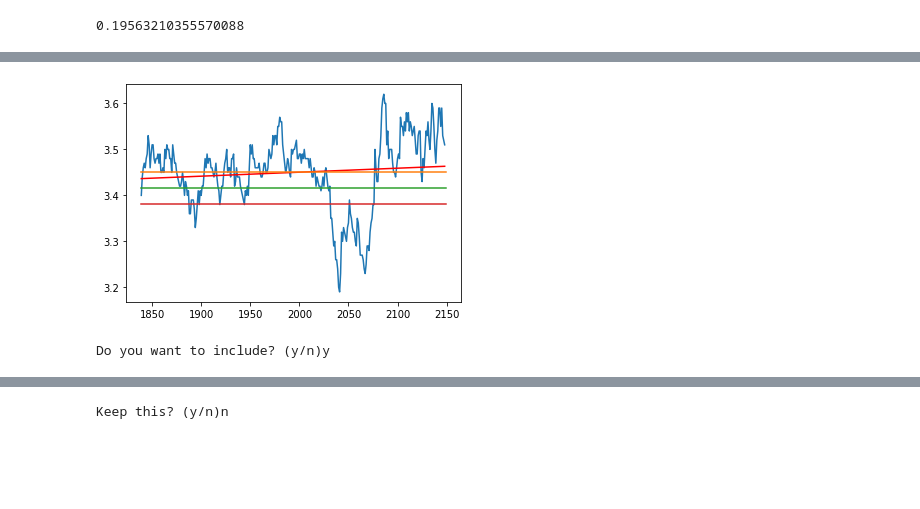
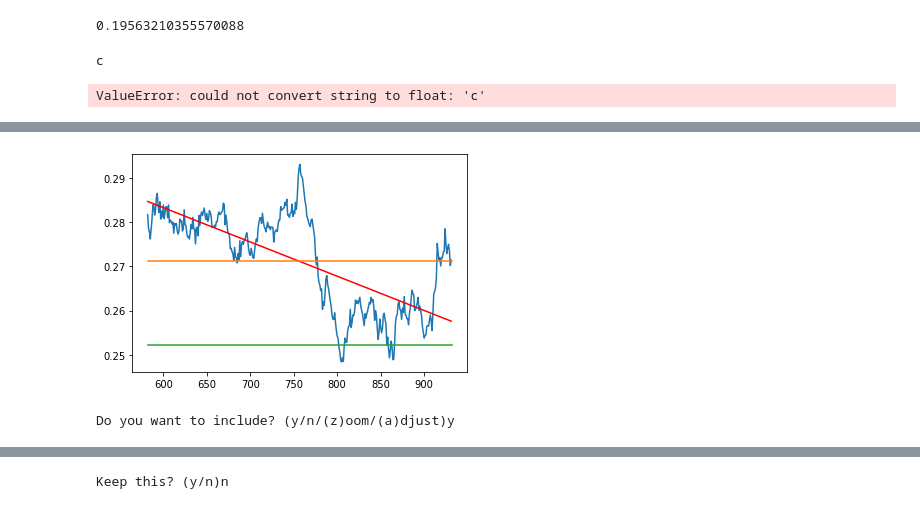
Before and after one commit to julia-claira/crypto, a Jupyter notebook: humble_bot.ipynb, the cells around one changed output, grey strips where cells are left out. Drawn from its saved outputs; the diff is of its cells as text; code cells hidden in the pictures; blank space fills up the shorter version.

```diff
--- a/humble_bot.ipynb
+++ b/humble_bot.ipynb
@@ -67,7 +67,7 @@ def find_starting_point(df):
 
     #go backwards until slope is less than .5 (absolute value)
     while (abs(slope)>.5 and start_point>0):
-        start_point=start_point-10
+        start_point=start_point-5
         window=df.iloc[start_point:len(df)]
         #print(start_point)
         x = np.arange(0,len(window))
@@ -82,7 +82,7 @@ def find_starting_point(df):
     #now fine tune the start point if conditions have been met
     if (stable_currency==True):
         old_slope=slope
-        print(start_point)
+        #print(start_point)
         while (abs(old_slope)>=abs(slope) and start_point>0): #need to add an or if the slope never makes it
             old_slope=slope
             start_point=start_point-10
@@ -118,7 +118,8 @@ def find_starting_point(df):
         return start_point
     else:
         print('the conditions have not been met so leave currency out this time')
-        return -1
+        start_point=-1
+        return start_point
 # %%
 #outputs graph
 def output_graph(df,start_point):
@@ -198,7 +199,7 @@ def coinbase_historical(crypto):
 # %%
 #run this for a single selected currency
 #I would like to have this show 10 days + worth but show this line as where it starts the mean
-df=coinbase_historical('GALA-USDT')
+df=coinbase_historical('AXS-USDT')
 start_point=find_starting_point(df)
 x1,y1,x2,y2,a,b,regress_values=output_graph(df,start_point)
 
@@ -209,4 +210,5 @@ plt.plot(x2,y2)
 plt.plot(x2,regress_values,'-r')
 plt.plot(a,[b,b])
 plt.plot(a,[b*adjust,b*adjust])
+plt.show()
 # %% [output]
@@ -280,6 +280,14 @@ regress_values=x*slope+intercept
 print(slope)
 # %% [output]
 0.19563210355570088
+# %%
+v=input("")
+if type(v)==float:
+    print ('yes')
+type(float(v))
+# %% [output]
+c
+ValueError: could not convert string to float: 'c'
 # %%
 #%%%%%%%%%%%%%%%%%%%%%%%!!!!!!!!!!!!!!!!!!!!!!!!!^^^^^^^^^^^^^^^^^^^^^^
 #%%%%%%%%%%%%%%%%%%%%%%%!!!!!!!!!!!!!!!!!!!!!!!!!^^^^^^^^^^^^^^^^^^^^^^
@@ -293,40 +301,60 @@ auth_client = cbpro.AuthenticatedClient(public,secret,passphrase)
 #step 1 get potential currencies
 potential_products=get_products()
 
+#step up an list of dictionaries
+currency_pool=[]
+
 #step 2 pull history for each one, check to see if it is favorable for trade, and if I approve add it to product pool
 to_continue=True
+
 for product in potential_products:
 
-    if (to_continue==True):
-        print(product)
-        df=coinbase_historical(product+'-USDT')
-        #plt.plot(df.Close)
-        #plt.show()
 
-        #step 3 weed out the spikes, find the buy line and ask if should be included in the pool
-        start_point=find_starting_point(df)
+    print(product)
+    df=coinbase_historical(product+'-USDT')
+    #plt.plot(df.Close)
+    #plt.show()
+
+    #step 3 weed out the spikes, find the buy line and ask if should be included in the pool
+    start_point=find_starting_point(df)
 
 
-        if start_point>=0:
+    if start_point>=0:
+        next_product=False
+        adjust=.99
+        zoom=False
+        while next_product==False:
            # x,y,regress_values=output_graph(df)
             x1,y1,x2,y2,a,b,regress_values=output_graph(df,start_point)
 
-            adjust=.99
-            #plt.plot(x1,y1,'-y')
+
+            if zoom==False:
+                plt.plot(x1,y1,'-y')
             plt.plot(x2,y2)
             plt.plot(x2,regress_values,'-r')
             plt.plot(a,[b,b])
             plt.plot(a,[b*adjust,b*adjust])
-            plt.plot(a,[b*adjust*adjust,b*adjust*adjust])
 
             plt.show()
 
-            approve=input("Do you want to include? (y/n)")
+            approve=input("Do you want to include? (y/n/(z)oom/(a)djust)")
 
             if approve=='y':
-                to_continue=False
+                currency_pool.append({'CRYPTO':product,'BUY-PRICE':b*adjust})
+                next_product=True
+            elif approve=='z':
+                zoom=True
+                clear_output(wait=True)
+            elif approve=='a':
+                print('yes')
+                adjust=float(input('enter a number (default .99 of the mean)'))
+                clear_output(wait=True)
+            elif approve=='n':
+                clear_output(wait=True)
+                next_product=True
             else:
-                clear_output(wait=True)
+                print('not a valid response')
+
 
     #if user includes, include the buy price for the product
 
@@ -358,2 +373,2 @@ the conditions have not been met so leave currency out this time
-[figure, old version]
+[figure, new version]
-Do you want to include? (y/n)y
+Do you want to include? (y/n/(z)oom/(a)djust)y
```
Also changed, not shown: parts of 6 cells of this notebook.
